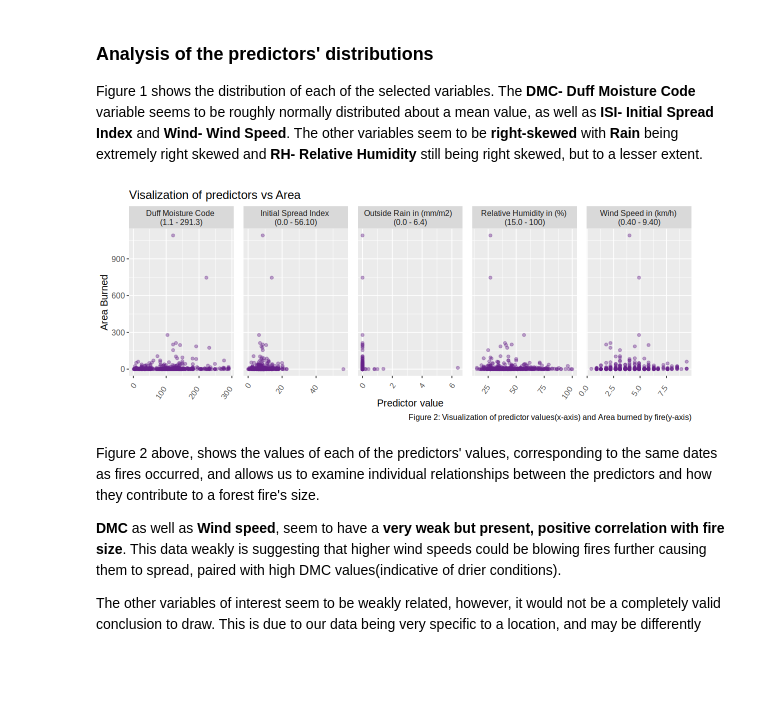
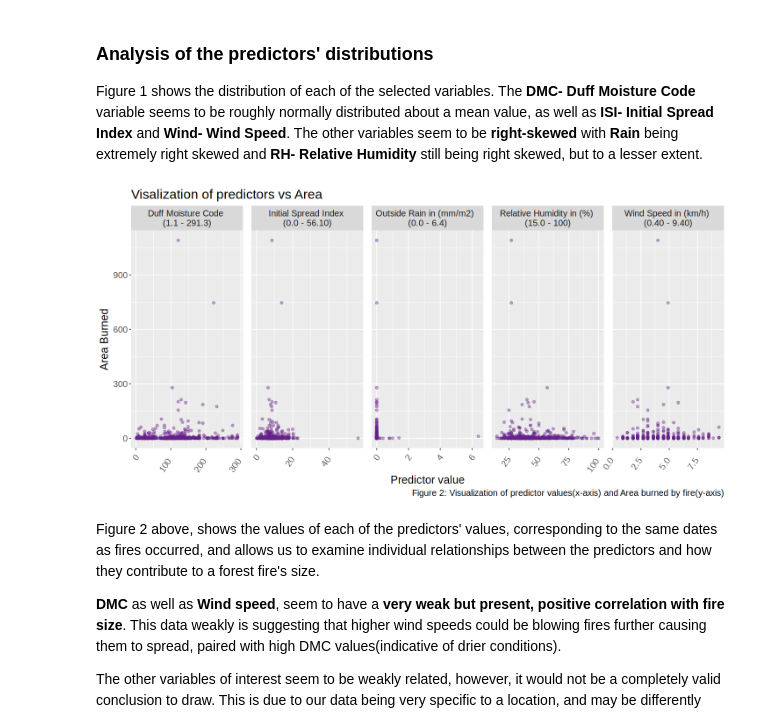
Before and after one commit to perdomopatrick/group7, a Jupyter notebook: DSCRGroupProject.ipynb, the cells around one changed output. Cells and saved outputs as stored; diff of their text form; code cells hidden in the pictures; blank space fills up the shorter version.

Commit message:
plot fix

```diff
--- a/DSCRGroupProject.ipynb
+++ b/DSCRGroupProject.ipynb
@@ -309,30 +309,30 @@ Figure 1 shows the distribution of each of the selected variables. The **DMC- Du
 # %%
 # all the data without the irrelevant columns pivoted longer to be used by facet_grid()
 long_data <- data |>
     select(-X, -Y, -month, -day, -FFMC, -DC, -temp) |>
     pivot_longer(cols = -area,
                  names_to = "predictors",
                  values_to = "values")
 
-options(repr.plot.width = 10, repr.plot.height = 4)
+options(repr.plot.width = 12, repr.plot.height = 6)
 
 # Initial graph before predictions
 initial_plot <- ggplot(long_data, aes(x = values, y = area)) +
   geom_point(alpha = 0.4, color = "darkorchid4") +
   xlab("Predictor value") +
   ylab("Area Burned") +
  facet_grid(cols = vars(predictors), scales = "free",
                labeller = labeller(predictors = predictor_labels)) +
-  ggtitle(paste0("Visalization of predictors vs Area")) +
-  theme(text = element_text(size = 12),
+  ggtitle("Visalization of predictors vs Area") +
+  theme(text = element_text(size = 15),
         axis.text.x = element_text(angle = 55, hjust=1.5),
        panel.spacing = unit(0.8, "lines")) +
   labs(caption = "Figure 2: Visualization of predictor values(x-axis) and Area burned by fire(y-axis)")
 
 
 initial_plot
 # %% [output]
-[figure, old version]
+[figure, new version]
 # %% [markdown]
 Figure 2 above, shows the values of each of the predictors' values, corresponding to the same dates as fires occurred, and allows us to examine individual relationships between the predictors and how they contribute to a forest fire's size.
 
```
